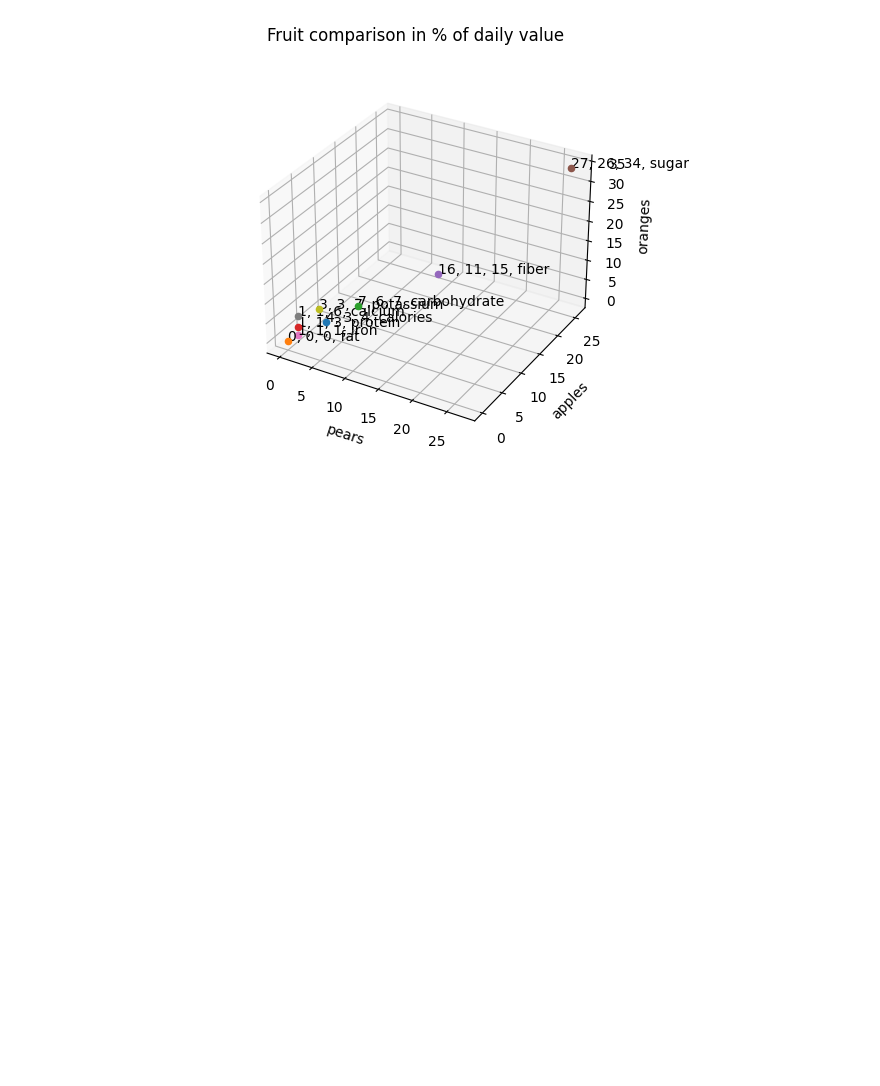
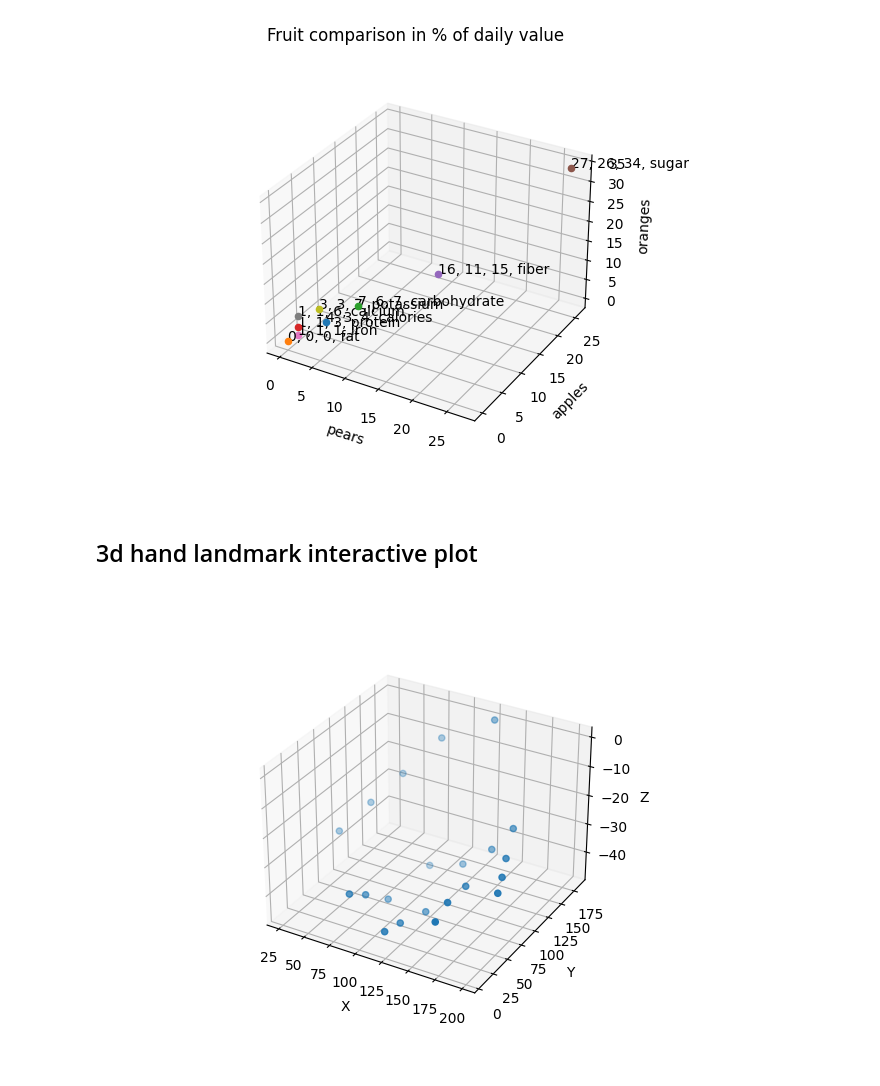
Before and after one commit to JeongChanDo/python_for_unreal_project, a Jupyter notebook: 04_2401_hand_landmark.ipynb, the cells around one changed output. Drawn from its saved outputs; the diff is of its cells as text; code cells hidden in the pictures; blank space fills up the shorter version.

```diff
--- a/04_2401_hand_landmark.ipynb
+++ b/04_2401_hand_landmark.ipynb
@@ -843,3 +843,63 @@ for pts in points:
     fig.suptitle('Fruit comparison in % of daily value')
 # %% [output]
 [figure]
+# %% [markdown]
+## 3d hand landmark interactive plot
+# %%
+import cv2
+import time
+import numpy as np
+import matplotlib.pyplot as plt
+
+%matplotlib widget
+
+net = cv2.dnn.readNet('hand_landmark.onnx')
+outNames = net.getUnconnectedOutLayersNames()
+
+def inference(img_name):
+    img = cv2.imread(img_name)
+
+    img = cv2.cvtColor(img, cv2.COLOR_BGR2RGB)
+    img = cv2.resize(img, (224, 224))
+    tensor = img / 127.5 - 1.0
+    blob = cv2.dnn.blobFromImage(tensor.astype(np.float32), swapRB=False, crop=False)
+    net.setInput(blob)
+    preds = net.forward(outNames)
+    lms = preds[0].reshape(21, 3)
+    return img, lms
+
+
+def draw_circle(image, lms):
+    print(lms)
+    # 이미지에 원 그리기
+    for point in lms:
+        x, y, _ = point
+        cv2.circle(image, (int(x), int(y)), 5, (0, 0, 255), -1) # 빨간색 원 그리기
+np.set_printoptions(suppress=True)
+img, lms = inference("palm1.JPG")
+"""
+draw_circle(img, lms)
+cv2.imshow("tmp", img)
+cv2.waitKey(0)
+cv2.destroyAllWindows()
+"""
+
+# 데이터 분리
+x = lms[:, 0]
+y = lms[:, 1]
+z = lms[:, 2]
+
+# 3차원 시각화
+fig = plt.figure()
+ax = fig.add_subplot(111, projection='3d')
+ax.scatter(x, y, z)
+
+# 축 레이블 설정
+ax.set_xlabel('X')
+ax.set_ylabel('Y')
+ax.set_zlabel('Z')
+
+# 그래프 출력
+plt.show()
+# %% [output]
+[figure, added]
```
Also changed, not shown: parts of 4 cells of this notebook.
